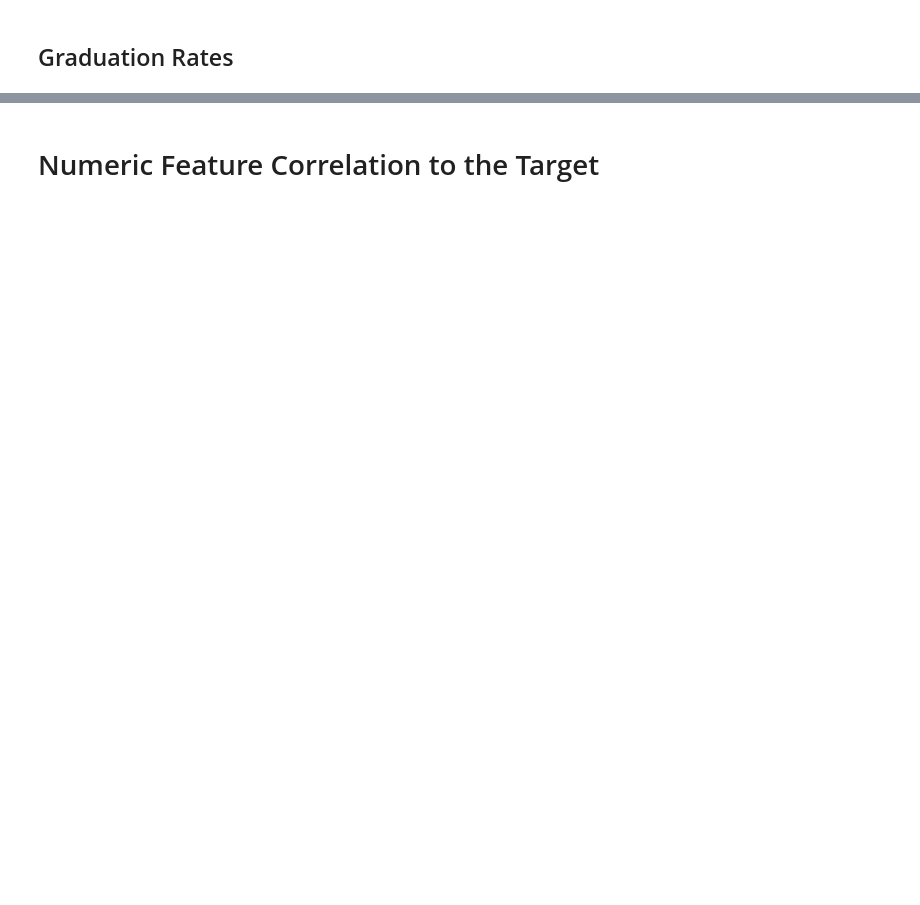
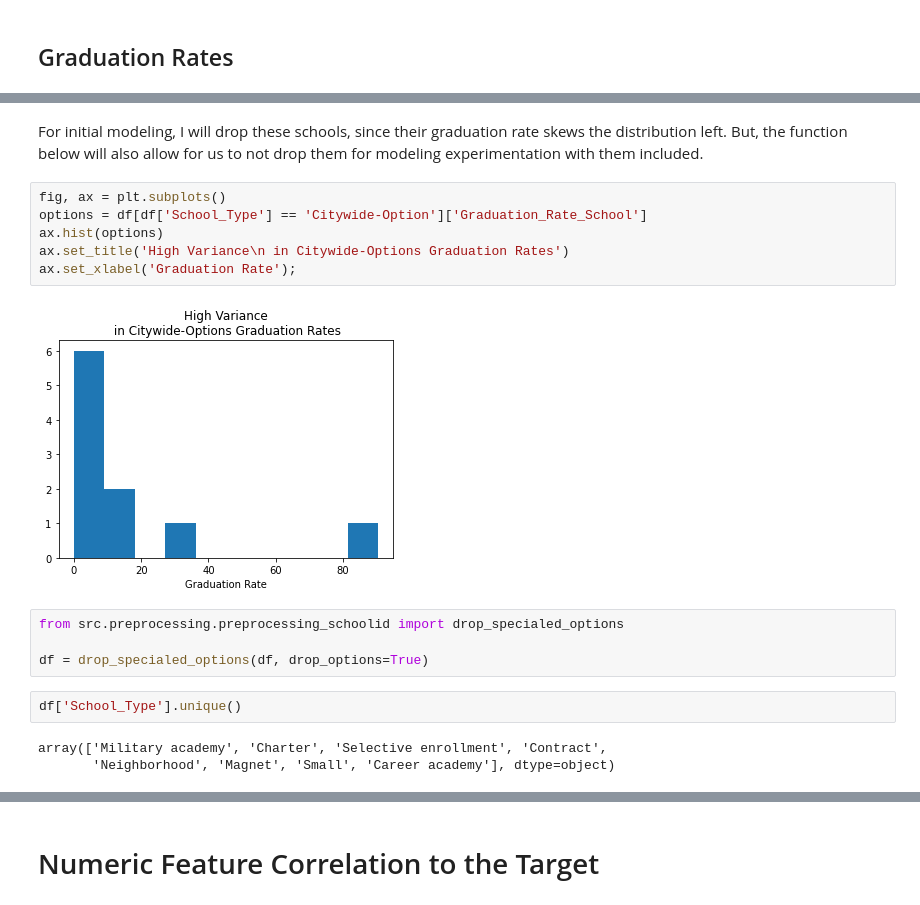
Before and after one commit to j-max/CPS_GradRate_Analysis, a Jupyter notebook: notebooks/eda/eda_schoolid.ipynb, the cells around one changed output, grey strips where cells are left out. Drawn from its saved outputs; the diff is of its cells as text; blank space fills up the shorter version.

```diff
--- a/notebooks/eda/eda_schoolid.ipynb
+++ b/notebooks/eda/eda_schoolid.ipynb
@@ -128,0 +211,19 @@ Name: Graduation_Rate_School, Length: 127, dtype: int64
+# %% [markdown]
+For initial modeling, I will drop these schools, since their graduation rate skews the distribution left. But, the function below will also allow for us to not drop them for modeling experimentation with them included.
+# %%
+fig, ax = plt.subplots()
+options = df[df['School_Type'] == 'Citywide-Option']['Graduation_Rate_School']
+ax.hist(options)
+ax.set_title('High Variance\n in Citywide-Options Graduation Rates')
+ax.set_xlabel('Graduation Rate');
+# %% [output]
+[figure, added]
+# %%
+from src.preprocessing.preprocessing_schoolid import drop_specialed_options
+
+df = drop_specialed_options(df, drop_options=True)
+# %%
+df['School_Type'].unique()
+# %% [output]
+array(['Military academy', 'Charter', 'Selective enrollment', 'Contract',
+       'Neighborhood', 'Magnet', 'Small', 'Career academy'], dtype=object)
```
Also changed, not shown: parts of 77 cells of this notebook, 3 other files.
